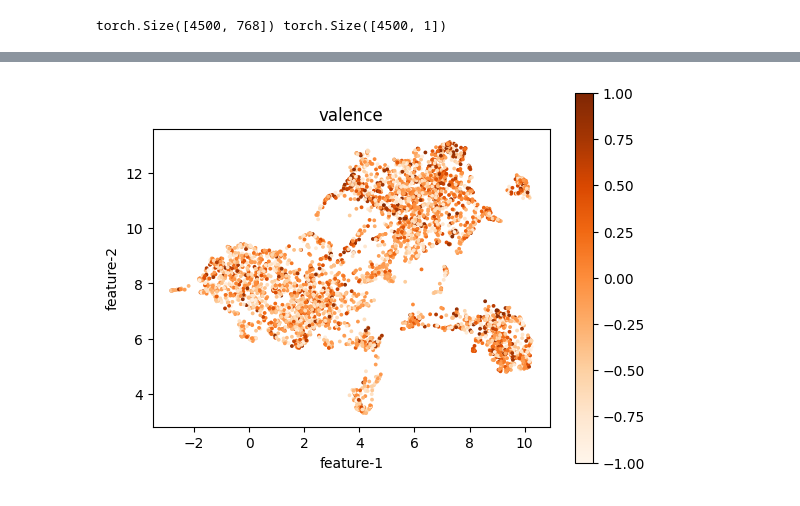
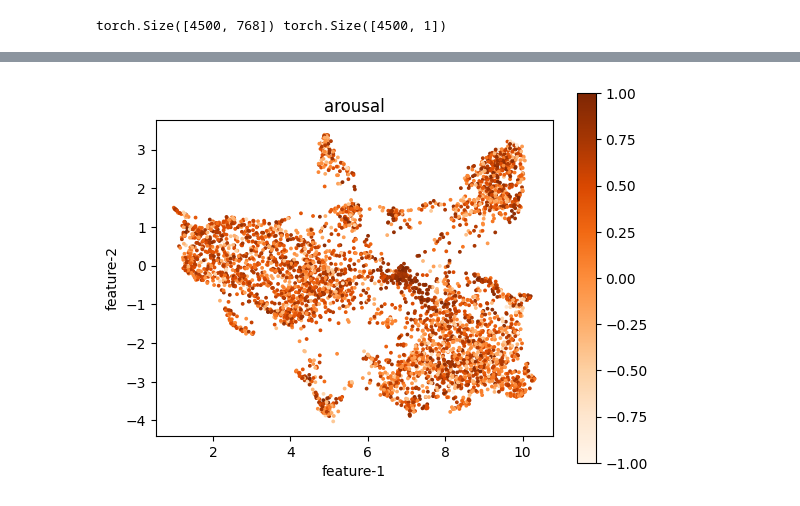
Before and after one commit to HoriiLabWork/lab-work, a Jupyter notebook: affectnet_vit_kde_aro.ipynb, the cells around one changed output, grey strips where cells are left out. Drawn from its saved outputs; the diff is of its cells as text; code cells hidden in the pictures.

```diff
--- a/affectnet_vit_kde_aro.ipynb
+++ b/affectnet_vit_kde_aro.ipynb
@@ -274,7 +296,7 @@ def plot_tokens(tokens, targets, n_neighbors):
     ax.set_aspect('equal', adjustable='box')
     ax.set_xlabel('feature-1')
     ax.set_ylabel('feature-2')
-    ax.set_title('valence')
+    ax.set_title('arousal')
     mp = ax.scatter(x, y,
                     alpha=1,
                     c=z,
@@ -312,11 +338,11 @@ You should probably TRAIN this model on a down-stream task to be able to use it
 # %%
 tokens, targets = CLE_tokens(non_finetuned_model.to(device),
                              feature_extractor,
                              val_dataset,
                              device)
-non_finetuned_plot = plot_tokens(tokens, targets, 10)
+non_finetuned_plot = plot_tokens(tokens, targets, 50)
 wandb.log({'non-finetuned-plot': wandb.Image(non_finetuned_plot)})
 # %% [output]
-[figure, old version]
+[figure, new version]
 # %%
 wandb.finish()
```
Also changed, not shown: parts of 8 cells of this notebook, 1 other file.
